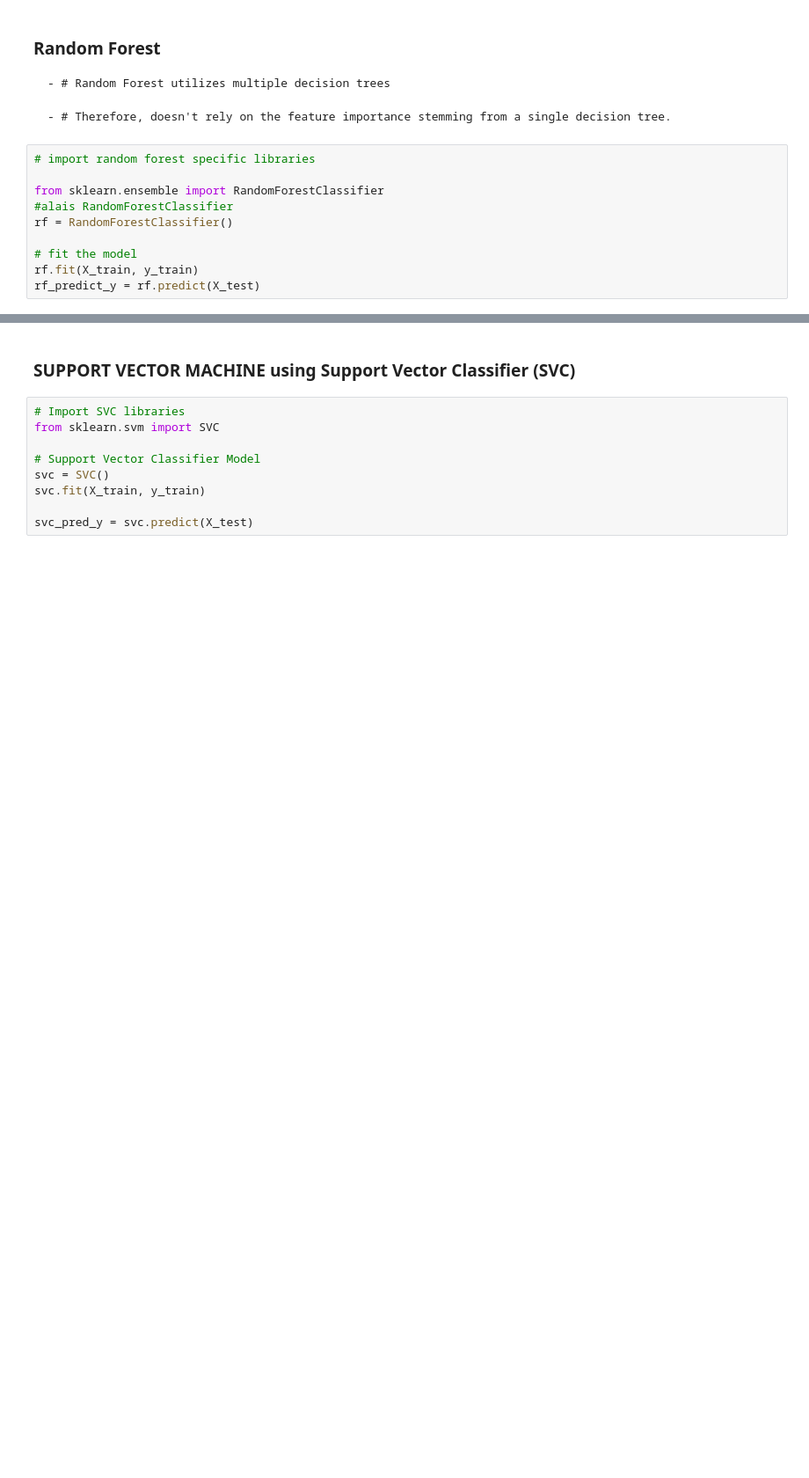
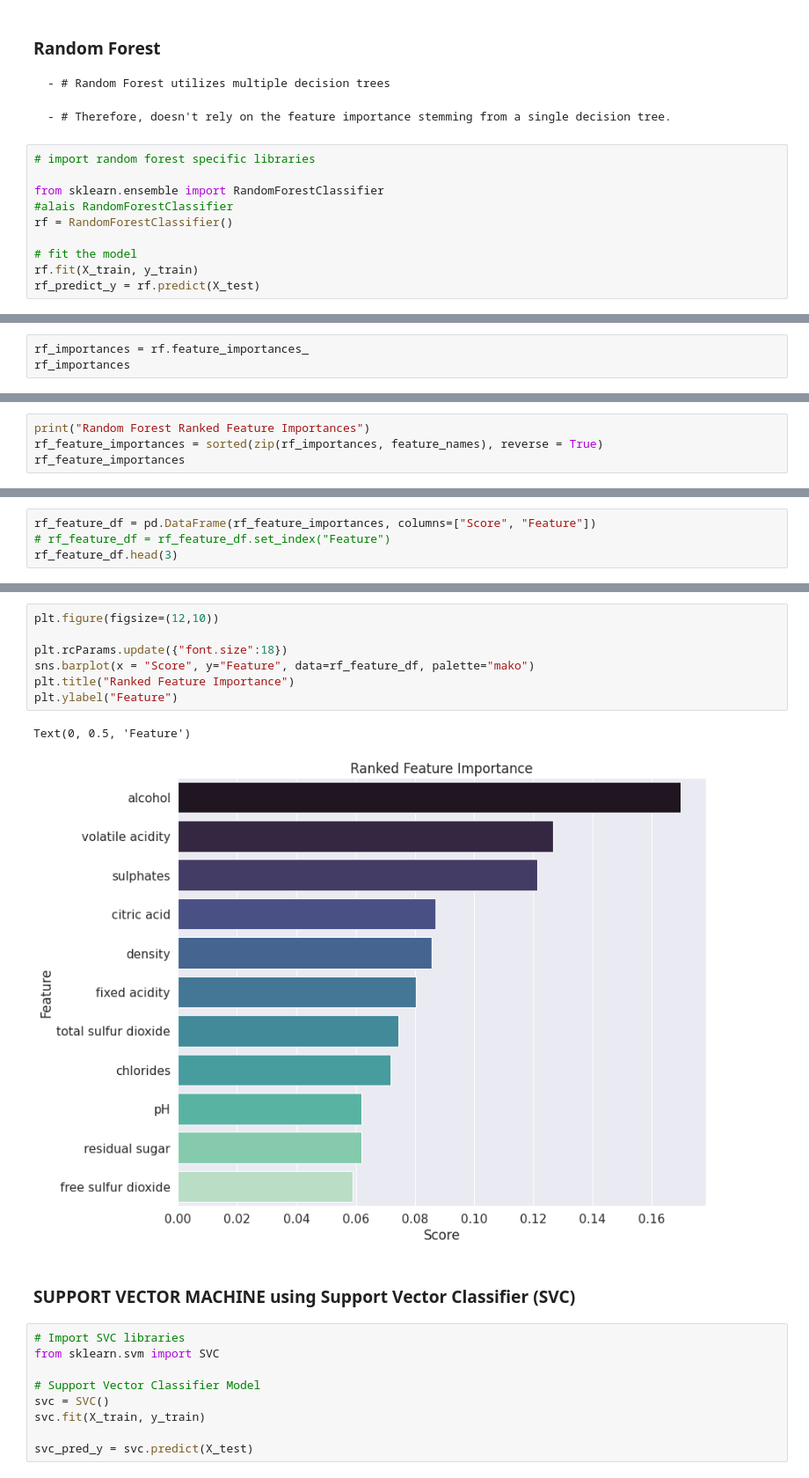
Before and after one commit to Nickguild1993/machine_learning_models, a Jupyter notebook: ClassificationModels_WineDS_SCALED.ipynb, the cells around one changed output, grey strips where cells are left out. Shown: that part at 88% size. Cells and saved outputs as stored; diff of their text form; blank space fills up the shorter version.

```diff
--- a/ClassificationModels_WineDS_SCALED.ipynb
+++ b/ClassificationModels_WineDS_SCALED.ipynb
@@ -353 +367,4 @@ Random Forest Accuracy Score: 0.9017857142857143
 weighted avg       0.89      0.90      0.89       560
+# %%
+rf_importances = rf.feature_importances_
+rf_importances
@@ -353,0 +375,4 @@ weighted avg       0.89      0.90      0.89       560
+# %%
+print("Random Forest Ranked Feature Importances")
+rf_feature_importances = sorted(zip(rf_importances, feature_names), reverse = True)
+rf_feature_importances
@@ -353,0 +392,4 @@ weighted avg       0.89      0.90      0.89       560
+# %%
+rf_feature_df = pd.DataFrame(rf_feature_importances, columns=["Score", "Feature"])
+# rf_feature_df = rf_feature_df.set_index("Feature")
+rf_feature_df.head(3)
@@ -354,3 +417,13 @@ weighted avg       0.89      0.90      0.89       560
+# %%
+plt.figure(figsize=(12,10))
+
+plt.rcParams.update({"font.size":18})
+sns.barplot(x = "Score", y="Feature", data=rf_feature_df, palette="mako")
+plt.title("Ranked Feature Importance")
+plt.ylabel("Feature")
+# %% [output]
+Text(0, 0.5, 'Feature')
+[figure, added]
 # %% [markdown]
 ### SUPPORT VECTOR MACHINE using Support Vector Classifier (SVC)
 # %%
```
Also changed, not shown: parts of 18 cells of this notebook.
